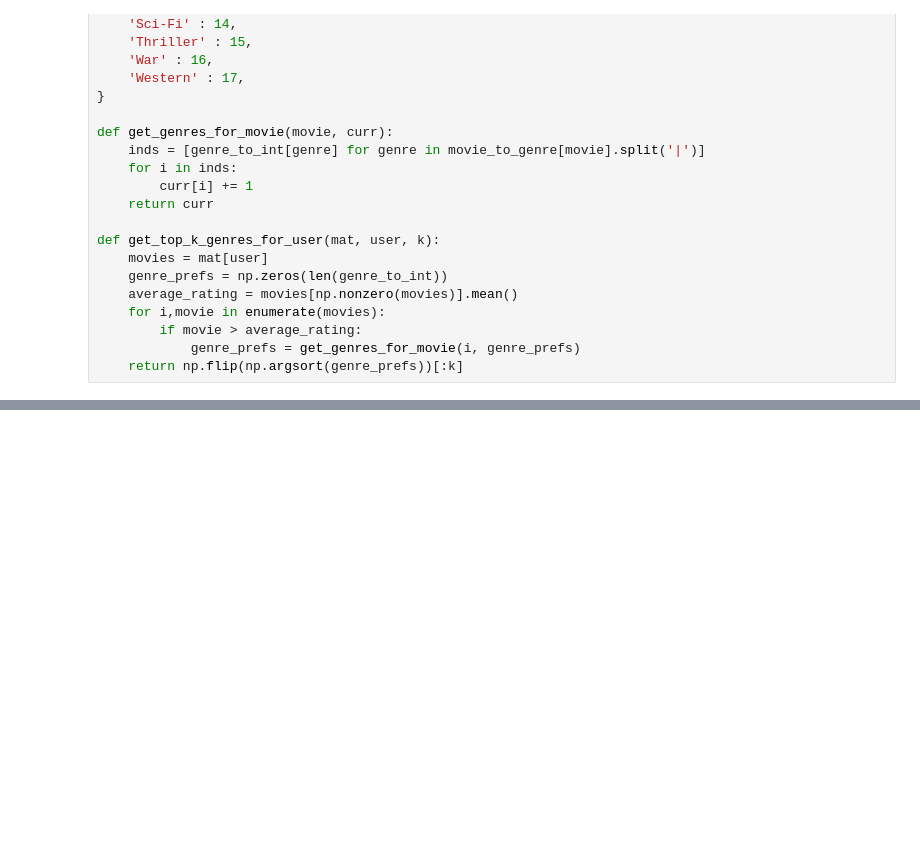
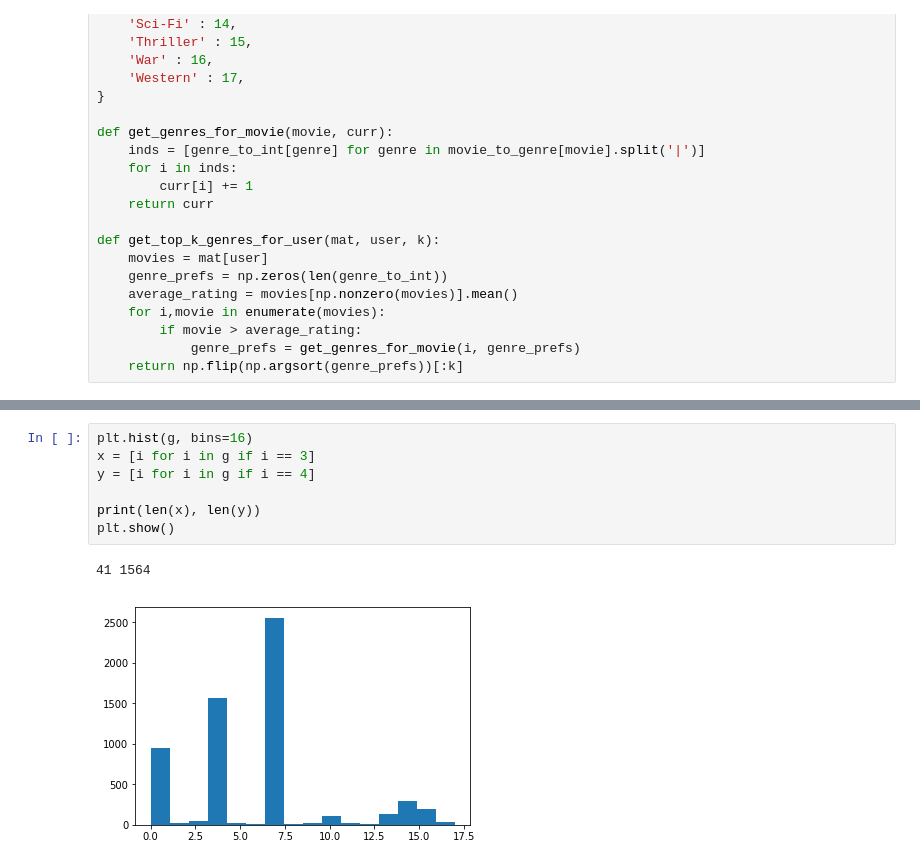
Before and after one commit to rohankumar42/movie_recommendations, a Jupyter notebook: parse_data.ipynb, the cells around one changed output, grey strips where cells are left out. Drawn from its saved outputs; the diff is of its cells as text; blank space fills up the shorter version.

```diff
--- a/parse_data.ipynb
+++ b/parse_data.ipynb
@@ -72,3 +78,13 @@ print(g)
+# %%
+plt.hist(g, bins=16)
+x = [i for i in g if i == 3]
+y = [i for i in g if i == 4]
+
+print(len(x), len(y))
+plt.show()
+# %% [output]
+41 1564
+[figure, added]
 # %%
 import numpy as np
 # translated from lmafit_mc_adp.m by Mark Crovella December 2014
```
Also changed, not shown: parts of 7 cells of this notebook, 3 other files.
